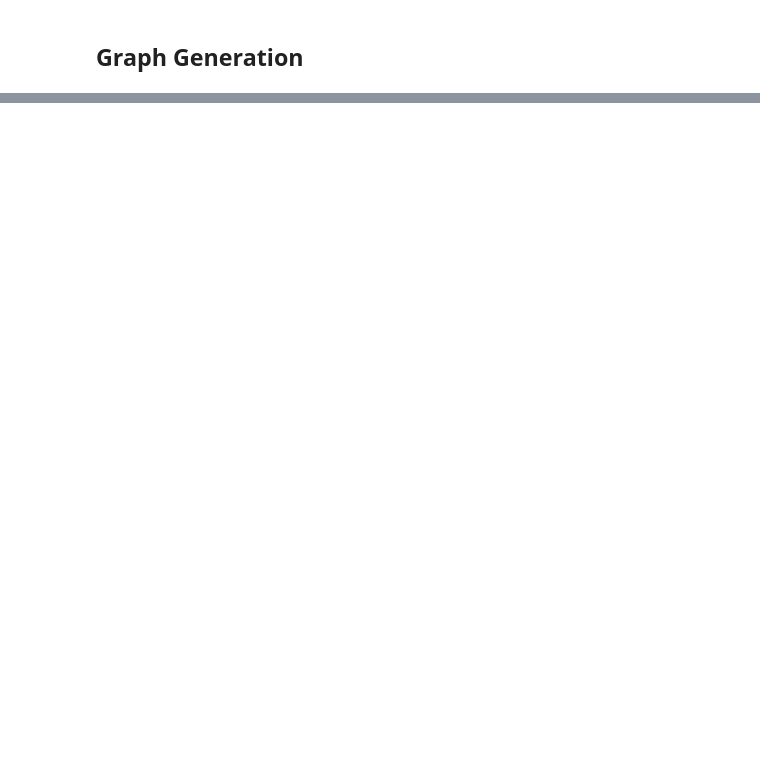
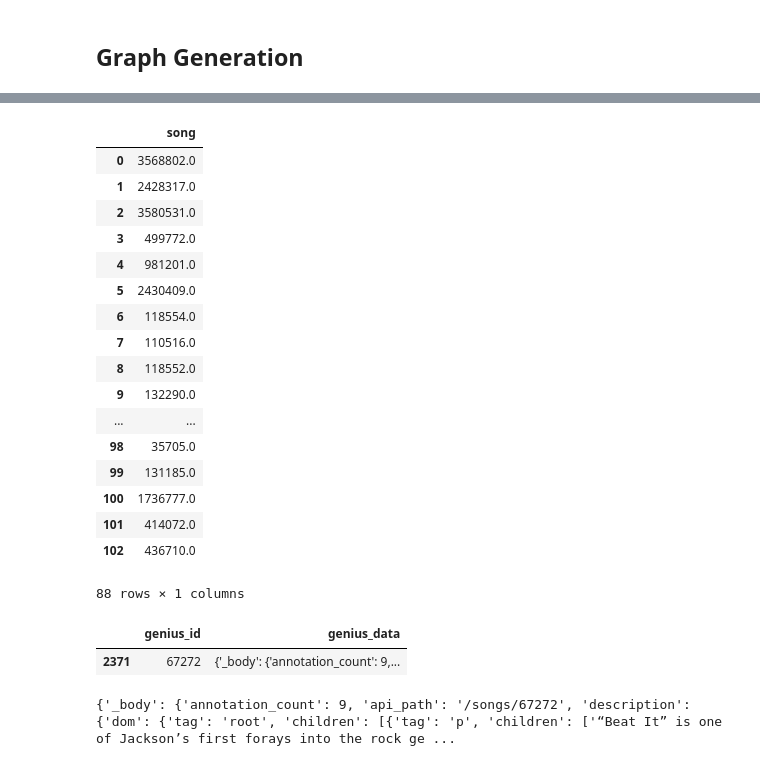
Before and after one commit to jeffreyscheng/cis545-final-project, a Jupyter notebook: Genius Citation Generator.ipynb, the cells around one changed output, grey strips where cells are left out. Saved outputs shown, nothing was run; the diff lists cells and outputs as text; code cells hidden in the pictures; blank space fills up the shorter version.

```diff
--- a/Genius Citation Generator.ipynb
+++ b/Genius Citation Generator.ipynb
@@ -128,3 +157,34 @@ import sqlite3
 engine = sqlite3.connect('Graph_DB')
 
 graph_df.to_sql('graph_df', engine, if_exists='replace', index=True)
+# %%
+curr_layer_df
+# %% [output]
+|  | song |
+| 0 | 3568802.0 |
+| 1 | 2428317.0 |
+| 2 | 3580531.0 |
+| 3 | 499772.0 |
+| 4 | 981201.0 |
+| 5 | 2430409.0 |
+| 6 | 118554.0 |
+| 7 | 110516.0 |
+| 8 | 118552.0 |
+| 9 | 132290.0 |
+| ... | ... |
+| 98 | 35705.0 |
+| 99 | 131185.0 |
+| 100 | 1736777.0 |
+| 101 | 414072.0 |
+| 102 | 436710.0 |
+88 rows × 1 columns
+# %%
+play_df = pd.read_csv('data.csv')
+play_df = play_df[['genius_id', 'genius_data']]
+# %% [output]
+|  | genius_id | genius_data |
+| 2371 | 67272 | {'_body': {'annotation_count': 9,... |
+# %%
+print(play_df[play_df['genius_id'] == 67272].genius_data.iloc[0])
+# %% [output]
+{'_body': {'annotation_count': 9, 'api_path': '/songs/67272', 'description': {'dom': {'tag': 'root', 'children': [{'tag': 'p', 'children': ['“Beat It” is one of Jackson’s first forays into the rock ge ...
```
Also changed, not shown: parts of 12 cells of this notebook, 2 other files.
